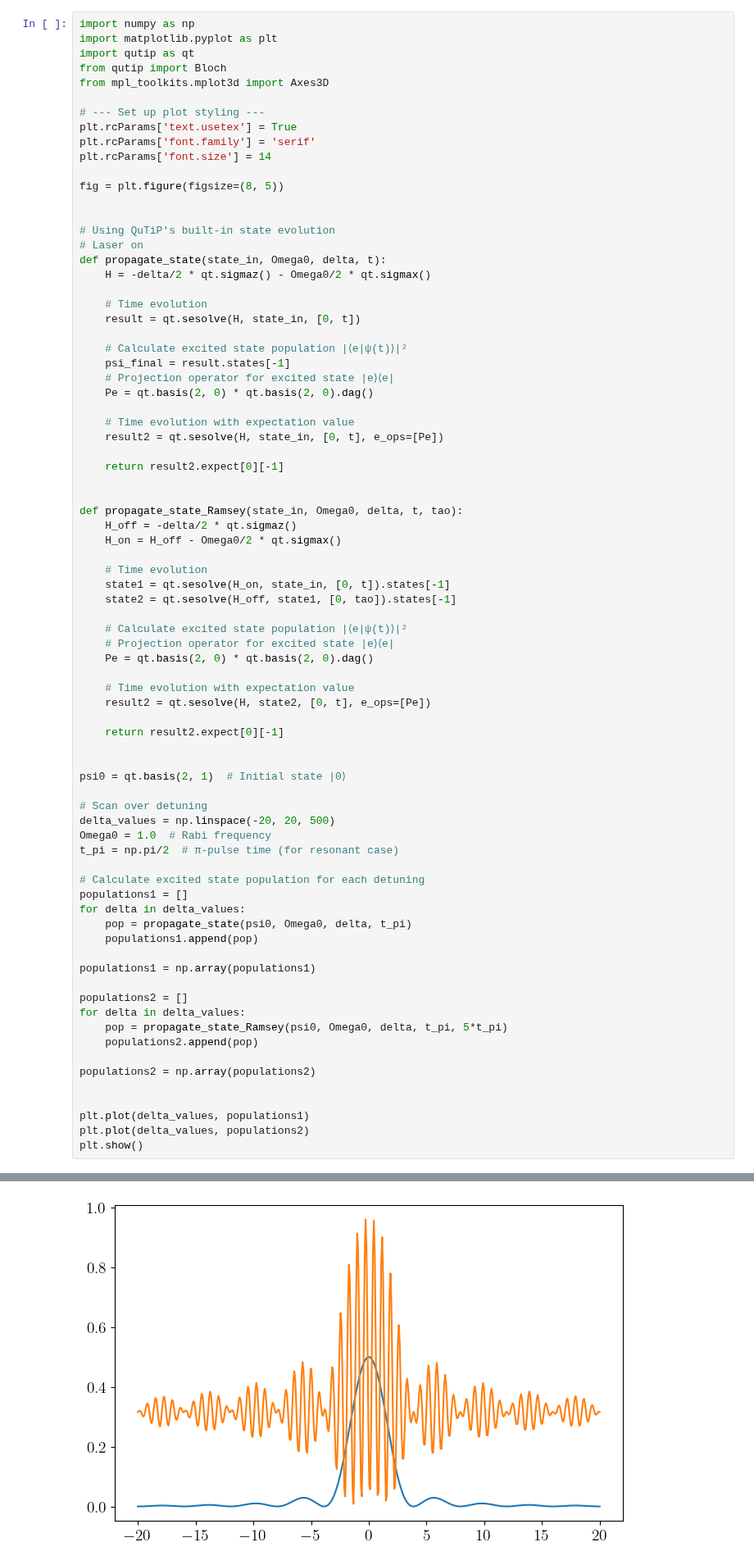
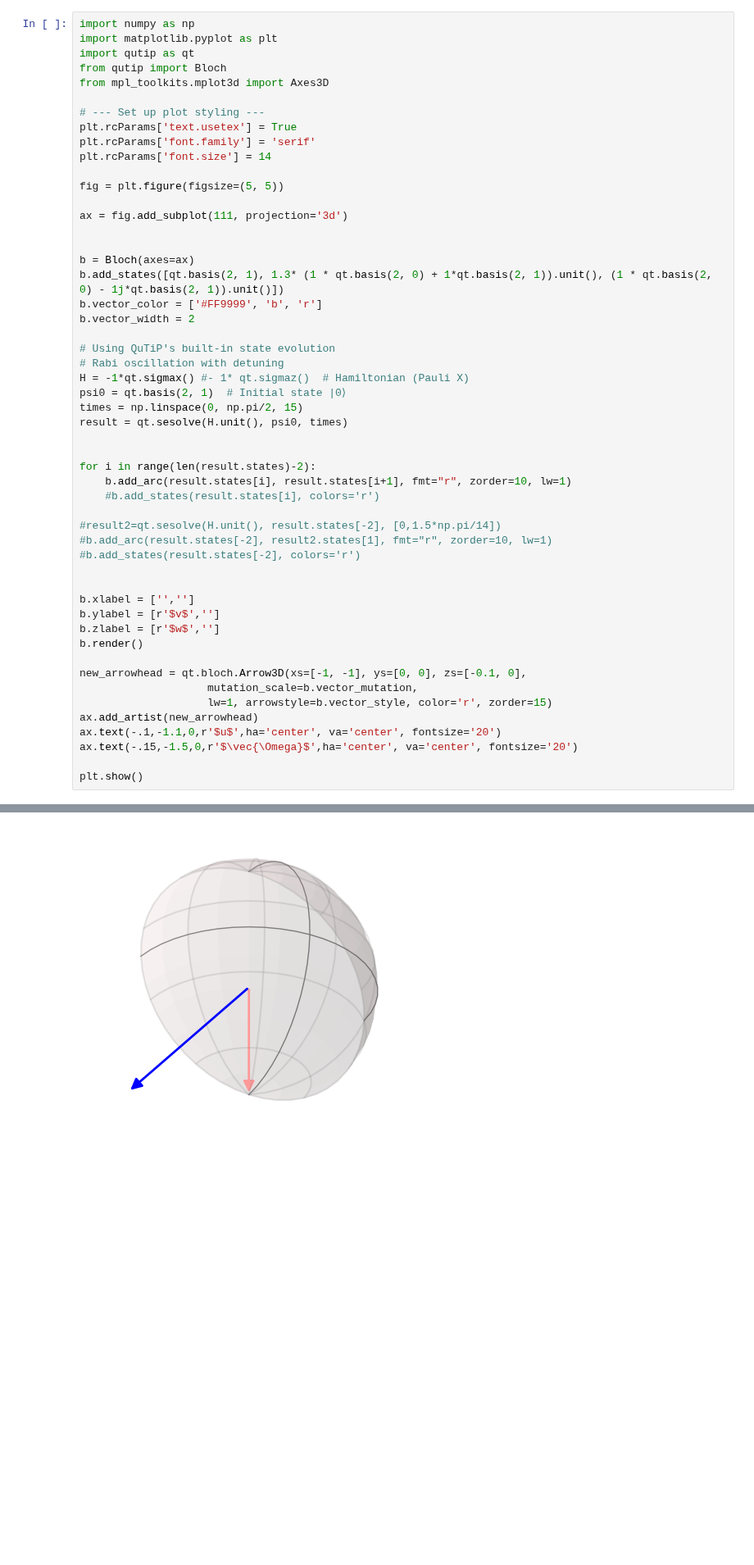
Before and after one commit to fsch-d/fsch-d.github.io, a Jupyter notebook: phys4343/_figuresmod8.ipynb, the cells around one changed output, grey strips where cells are left out. Shown at 82% size. Cells and saved outputs as stored; diff of their text form; blank space fills up the shorter version.

```diff
--- a/phys4343/_figuresmod8.ipynb
+++ b/phys4343/_figuresmod8.ipynb
@@ -1291,70 +1291,44 @@ plt.rcParams['text.usetex'] = True
 plt.rcParams['font.family'] = 'serif'
 plt.rcParams['font.size'] = 14
 
-fig = plt.figure(figsize=(8, 5))
+fig = plt.figure(figsize=(5, 5))
+
+ax = fig.add_subplot(111, projection='3d')
 
 
+b = Bloch(axes=ax)
+b.add_states([qt.basis(2, 1), 1.3* (1 * qt.basis(2, 0) + 1*qt.basis(2, 1)).unit(), (1 * qt.basis(2, 0) - 1j*qt.basis(2, 1)).unit()])
+b.vector_color = ['#FF9999', 'b', 'r']
+b.vector_width = 2
+
 # Using QuTiP's built-in state evolution
-# Laser on
-def propagate_state(state_in, Omega0, delta, t):
-    H = -delta/2 * qt.sigmaz() - Omega0/2 * qt.sigmax()
-
-    # Time evolution
-    result = qt.sesolve(H, state_in, [0, t])
-
-    # Calculate excited state population |⟨e|ψ(t)⟩|²
-    psi_final = result.states[-1]
-    # Projection operator for excited state |e⟩⟨e|
-    Pe = qt.basis(2, 0) * qt.basis(2, 0).dag()
-
-    # Time evolution with expectation value
-    result2 = qt.sesolve(H, state_in, [0, t], e_ops=[Pe])
-
-    return result2.expect[0][-1]
+# Rabi oscillation with detuning
+H = -1*qt.sigmax() #- 1* qt.sigmaz()  # Hamiltonian (Pauli X)
+psi0 = qt.basis(2, 1)  # Initial state |0⟩
+times = np.linspace(0, np.pi/2, 15)
+result = qt.sesolve(H.unit(), psi0, times)
 
 
-def propagate_state_Ramsey(state_in, Omega0, delta, t, tao):
-    H_off = -delta/2 * qt.sigmaz()
-    H_on = H_off - Omega0/2 * qt.sigmax()
+for i in range(len(result.states)-2):
+    b.add_arc(result.states[i], result.states[i+1], fmt="r", zorder=10, lw=1)
+    #b.add_states(result.states[i], colors='r')
 
-    # Time evolution
-    state1 = qt.sesolve(H_on, state_in, [0, t]).states[-1]
-    state2 = qt.sesolve(H_off, state1, [0, tao]).states[-1]
-
-    # Calculate excited state population |⟨e|ψ(t)⟩|²
-    # Projection operator for excited state |e⟩⟨e|
-    Pe = qt.basis(2, 0) * qt.basis(2, 0).dag()
-
-    # Time evolution with expectation value
-    result2 = qt.sesolve(H, state2, [0, t], e_ops=[Pe])
-
-    return result2.expect[0][-1]
+#result2=qt.sesolve(H.unit(), result.states[-2], [0,1.5*np.pi/14])
+#b.add_arc(result.states[-2], result2.states[1], fmt="r", zorder=10, lw=1)
+#b.add_states(result.states[-2], colors='r')
 
 
-psi0 = qt.basis(2, 1)  # Initial state |0⟩
+b.xlabel = ['','']
+b.ylabel = [r'$v$','']
+b.zlabel = [r'$w$','']
+b.render()
 
-# Scan over detuning
-delta_values = np.linspace(-20, 20, 500)
-Omega0 = 1.0  # Rabi frequency
-t_pi = np.pi/2  # π-pulse time (for resonant case)
+new_arrowhead = qt.bloch.Arrow3D(xs=[-1, -1], ys=[0, 0], zs=[-0.1, 0],
+                    mutation_scale=b.vector_mutation,
+                    lw=1, arrowstyle=b.vector_style, color='r', zorder=15)
+ax.add_artist(new_arrowhead)
+ax.text(-.1,-1.1,0,r'$u$',ha='center', va='center', fontsize='20')
+ax.text(-.15,-1.5,0,r'$\vec{\Omega}$',ha='center', va='center', fontsize='20')
 
-# Calculate excited state population for each detuning
-populations1 = []
-for delta in delta_values:
-    pop = propagate_state(psi0, Omega0, delta, t_pi)
-    populations1.append(pop)
-
-populations1 = np.array(populations1)
-
-populations2 = []
-for delta in delta_values:
-    pop = propagate_state_Ramsey(psi0, Omega0, delta, t_pi, 5*t_pi)
-    populations2.append(pop)
-
-populations2 = np.array(populations2)
-
-
-plt.plot(delta_values, populations1)
-plt.plot(delta_values, populations2)
 plt.show()
 # %% [output]
@@ -1361,4 +1336,4 @@ plt.show()
-[figure, old version]
+[figure, new version]
 # %%
 import numpy as np
 import matplotlib.pyplot as plt
```
Also changed, not shown: parts of 1 cell of this notebook, 1 other file.
